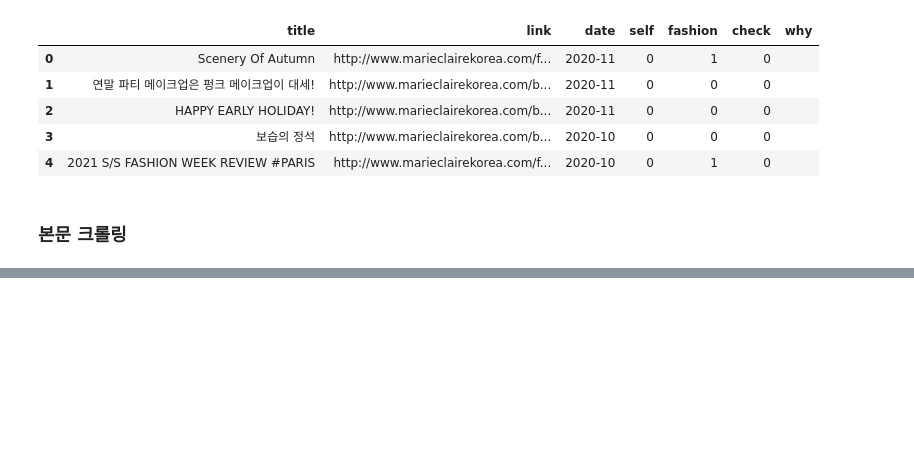
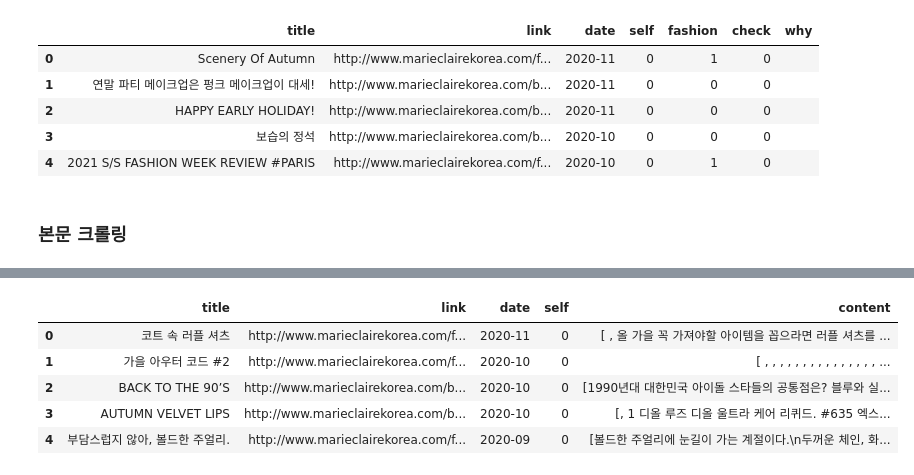
Before and after one commit to sujin29/blande, a Jupyter notebook: crawling_marieclaire.ipynb, the cells around one changed output, grey strips where cells are left out. Drawn from its saved outputs; the diff is of its cells as text; code cells hidden in the pictures; blank space fills up the shorter version.

```diff
--- a/crawling_marieclaire.ipynb
+++ b/crawling_marieclaire.ipynb
@@ -656,6 +658,11 @@ marie_chanel.head()
 marie_chanel.to_csv('marie_chanel.csv', sep='|', encoding='utf-8', index=False)
 # %% [markdown]
 ### 본문 크롤링
+# %%
+marie_chanel = pd.read_csv('marie_chanel.csv', encoding='utf-8', sep = '|')
+marie_dior = pd.read_csv('marie_dior.csv', encoding='utf-8', sep = '|')
+marie_ysl = pd.read_csv('marie_ysl.csv', encoding='utf-8', sep = '|')
+marie_celine = pd.read_csv('marie_celine.csv', encoding='utf-8', sep = '|')
 # %%
 path = '../driver/chromedriver.exe'
 driver = webdriver.Chrome(path)
@@ -715 +720,10 @@ print(content_list)
 [[' ', '올 가을 꼭 가져야할 아이템을 꼽으라면 러플 셔츠를 추천하고 싶다.\n손쉽게 스타일링 할수 있는 것은 물론 지루한 룩에 변화를 줄 수 있기 때문이다.\n게다가 지금 장만하면 한겨울까지도 활용 가능하다.\n러플 셔츠 위에 베이직한 아우터를 걸치기만 하면 끝.\n코트 사이로 은근하게 보이는 이너의 디테일 만으로도\n룩 전체의 분위기가 달라질 수  ...
+# %%
+marie_ysl.head()
+# %% [output]
+|  | title | link | date | self | content |
+| 0 | 코트 속 러플 셔츠 | http://www.marieclairekorea.com/f... | 2020-11 | 0 | [ , 올 가을 꼭 가져야할 아이템을 꼽으라면 러플 셔츠를 ... |
+| 1 | 가을 아우터 코드 #2 | http://www.marieclairekorea.com/f... | 2020-10 | 0 | [ , , , , , , , , , , , , , , , ... |
+| 2 | BACK TO THE 90’S | http://www.marieclairekorea.com/b... | 2020-10 | 0 | [1990년대 대한민국 아이돌 스타들의 공통점은? 블루와 실... |
+| 3 | AUTUMN VELVET LIPS | http://www.marieclairekorea.com/b... | 2020-10 | 0 | [, 1 디올 루즈 디올 울트라 케어 리퀴드. #635 엑스... |
+| 4 | 부담스럽지 않아, 볼드한 주얼리. | http://www.marieclairekorea.com/f... | 2020-09 | 0 | [볼드한 주얼리에 눈길이 가는 계절이다.\n두꺼운 체인, 화... |
```
Also changed, not shown: parts of 7 cells of this notebook.
